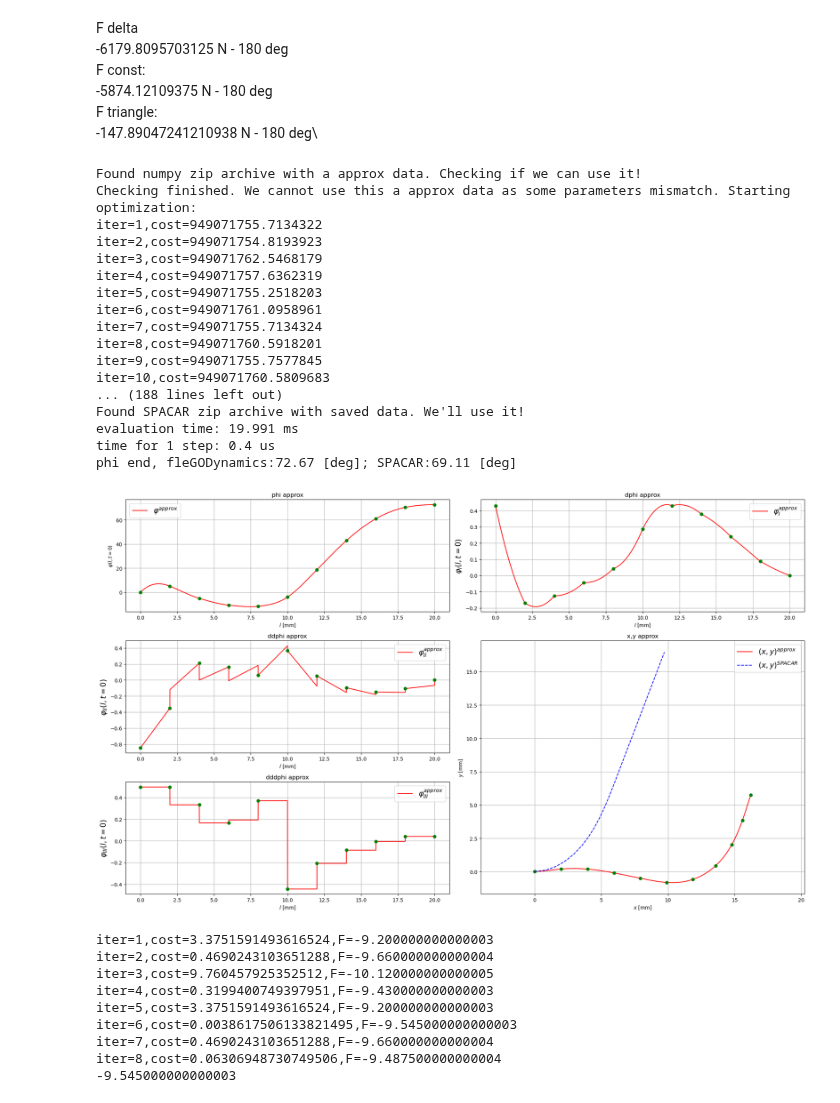
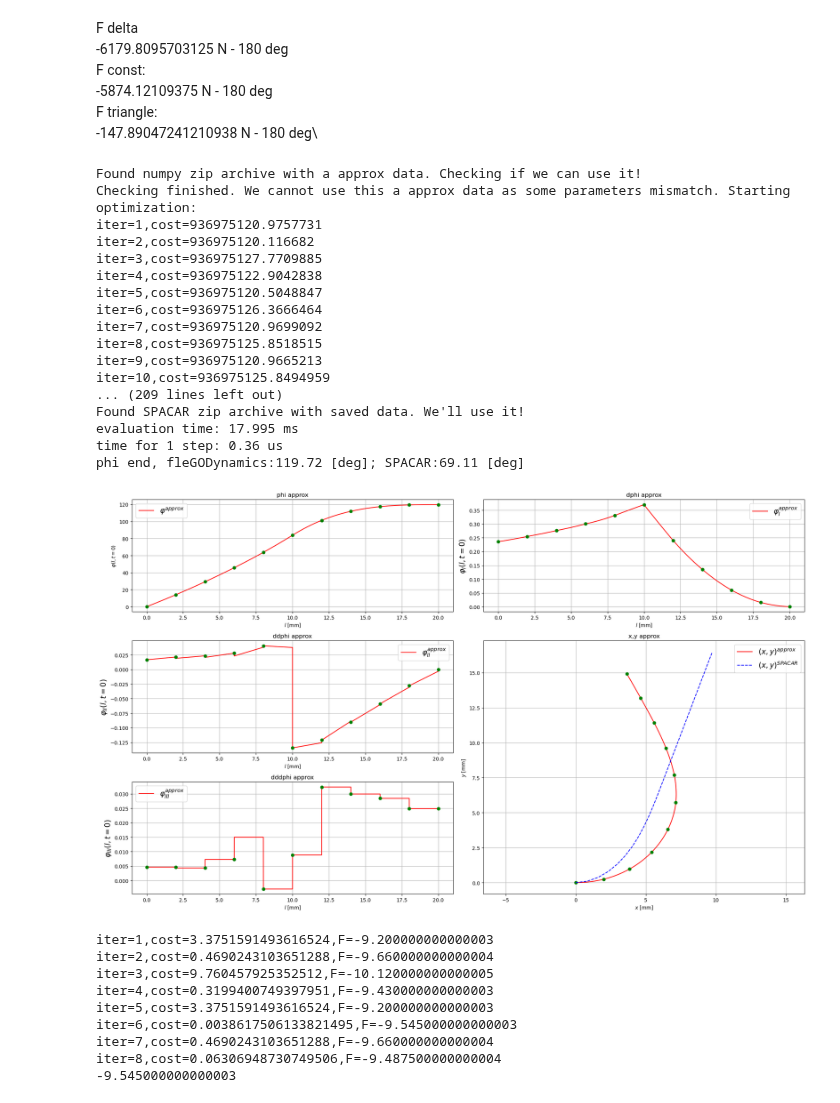
Before and after one commit to dvogureckiy99/dynastatflex, a Jupyter notebook: library_test.ipynb, the cells around one changed output. Drawn from its saved outputs; the diff is of its cells as text; code cells hidden in the pictures.

```diff
--- a/library_test.ipynb
+++ b/library_test.ipynb
@@ -76,42 +76,42 @@ F triangle:\
 # %%
 import sys
 import sympy as sm
 import numpy as np
 # del flex_body_instance
 del sys.modules["fleGODynamics"]
 import fleGODynamics
 flex_beam_instance = fleGODynamics.Flex_beam(L=0.02,E=2.95*1e9,h=0.01,w=0.0005,rho=1270)
 # flex_beam_instance = fleGODynamics.Flex_beam()
 flex_beam_instance.Create_Simulation()
 flex_beam_instance.FEM(Ne=10,disp=False,polynom_deg=3)
 flex_beam_instance.Simulating.Ldivide(steps_per_fe=5000,steps_per_fe4optim=1000,disp=False)
 # Fext = -5874.12109375 # const
 # Fext = -6179.8095703125 # delta
-Fext = [0,340] # triangle -9.545000000000003
+Fext = [150,0] # triangle -9.545000000000003
 Fext_type = 'const'
 widthofFextindl = -1 # -1:standart force applying for const
 flex_beam_instance.Simulating.static_preparing(disp=False,Fext_in=Fext,l_Fext=0.01,Fext_type=Fext_type,widthofFextindl=widthofFextindl)
 flex_beam_instance.Simulating.static(flag_compute_a_anyway=1,disp=1,optim_alg=0)
 flex_beam_instance.Simulating.phi_approx(disp=True,der_num=2,SPACAR=True)
 # %% [output]
 Found numpy zip archive with a approx data. Checking if we can use it!
 Checking finished. We cannot use this a approx data as some parameters mismatch. Starting optimization:
-iter=1,cost=949071755.7134322
-iter=2,cost=949071754.8193923
-iter=3,cost=949071762.5468179
-iter=4,cost=949071757.6362319
-iter=5,cost=949071755.2518203
-iter=6,cost=949071761.0958961
-iter=7,cost=949071755.7134324
-iter=8,cost=949071760.5918201
-iter=9,cost=949071755.7577845
-iter=10,cost=949071760.5809683
-... (188 lines left out)
+iter=1,cost=936975120.9757731
+iter=2,cost=936975120.116682
+iter=3,cost=936975127.7709885
+iter=4,cost=936975122.9042838
+iter=5,cost=936975120.5048847
+iter=6,cost=936975126.3666464
+iter=7,cost=936975120.9699092
+iter=8,cost=936975125.8518515
+iter=9,cost=936975120.9665213
+iter=10,cost=936975125.8494959
+... (209 lines left out)
 Found SPACAR zip archive with saved data. We'll use it!
-evaluation time: 19.991 ms
-time for 1 step: 0.4 us
-phi end, fleGODynamics:72.67 [deg]; SPACAR:69.11 [deg]
+evaluation time: 17.995 ms
+time for 1 step: 0.36 us
+phi end, fleGODynamics:119.72 [deg]; SPACAR:69.11 [deg]
-[figure, old version]
+[figure, new version]
 # %%
 # finding Force for some angle [grad]
 import scipy as sp
```
Also changed, not shown: 1 other file.
